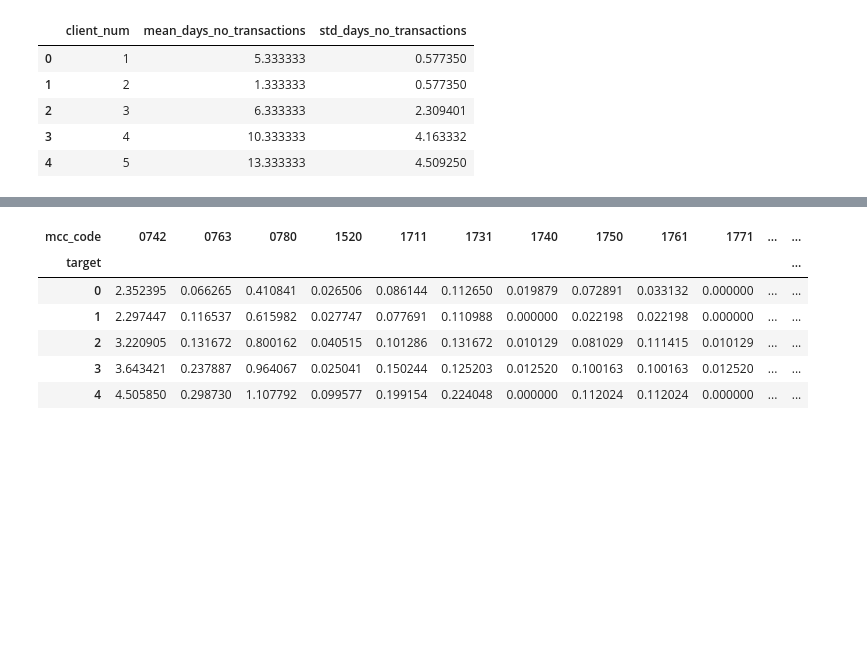
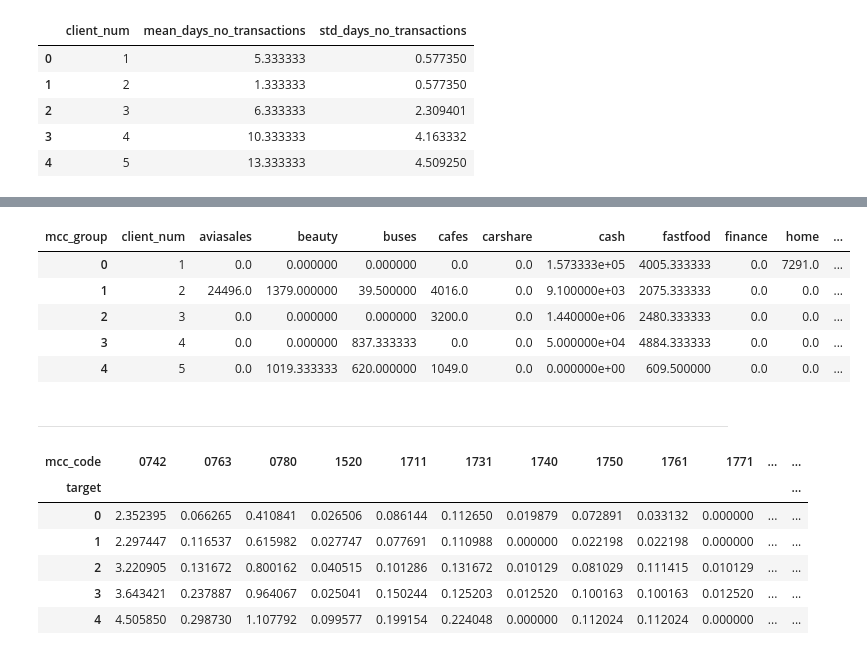
Before and after one commit to ATHigh/Alfa-Summer-Challenge, a Jupyter notebook: src/solution.ipynb, the cells around one changed output, grey strips where cells are left out. Drawn from its saved outputs; the diff is of its cells as text; code cells hidden in the pictures; blank space fills up the shorter version.

```diff
--- a/src/solution.ipynb
+++ b/src/solution.ipynb
@@ -639,3 +655,28 @@ Name: target, dtype: int64
+# %%
+monthly_mcc_sum = (
+    df_train_merged
+    .groupby(['client_num', 'month', 'mcc_group'])['amount']
+    .sum()
+    .reset_index()
+)
+
+mean_per_group = (
+    monthly_mcc_sum
+    .groupby(['client_num', 'mcc_group'])['amount']
+    .mean()
+    .reset_index().pivot(index='client_num', columns='mcc_group', values='amount').reset_index().fillna(0)
+)
+
+mean_per_group.head()
+# %% [output]
+| mcc_group | client_num | aviasales | beauty | buses | cafes | carshare | cash | fastfood | finance | home | ... |
+| 0 | 1 | 0.0 | 0.000000 | 0.000000 | 0.0 | 0.0 | 1.573333e+05 | 4005.333333 | 0.0 | 7291.0 | ... |
+| 1 | 2 | 24496.0 | 1379.000000 | 39.500000 | 4016.0 | 0.0 | 9.100000e+03 | 2075.333333 | 0.0 | 0.0 | ... |
+| 2 | 3 | 0.0 | 0.000000 | 0.000000 | 3200.0 | 0.0 | 1.440000e+06 | 2480.333333 | 0.0 | 0.0 | ... |
+| 3 | 4 | 0.0 | 0.000000 | 837.333333 | 0.0 | 0.0 | 5.000000e+04 | 4884.333333 | 0.0 | 0.0 | ... |
+| 4 | 5 | 0.0 | 1019.333333 | 620.000000 | 1049.0 | 0.0 | 0.000000e+00 | 609.500000 | 0.0 | 0.0 | ... |
+# %% [markdown]
+-------------------------------------
 # %%
 # Шаг 1: уникальные клиенты с MCC-кодом
 df_unique = df_train_merged[['client_num', 'target', 'mcc_code']].drop_duplicates()
```
Also changed, not shown: parts of 36 cells of this notebook.
